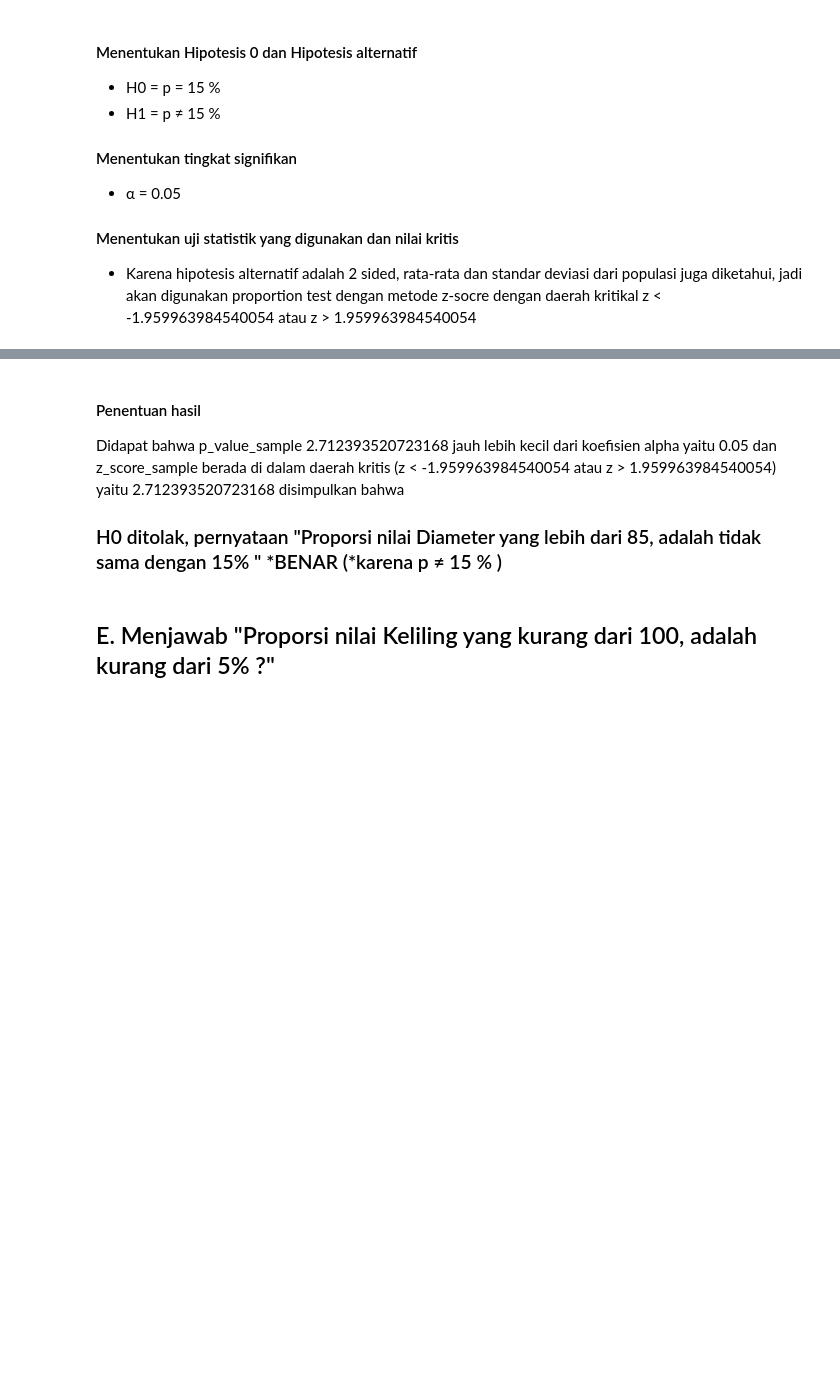
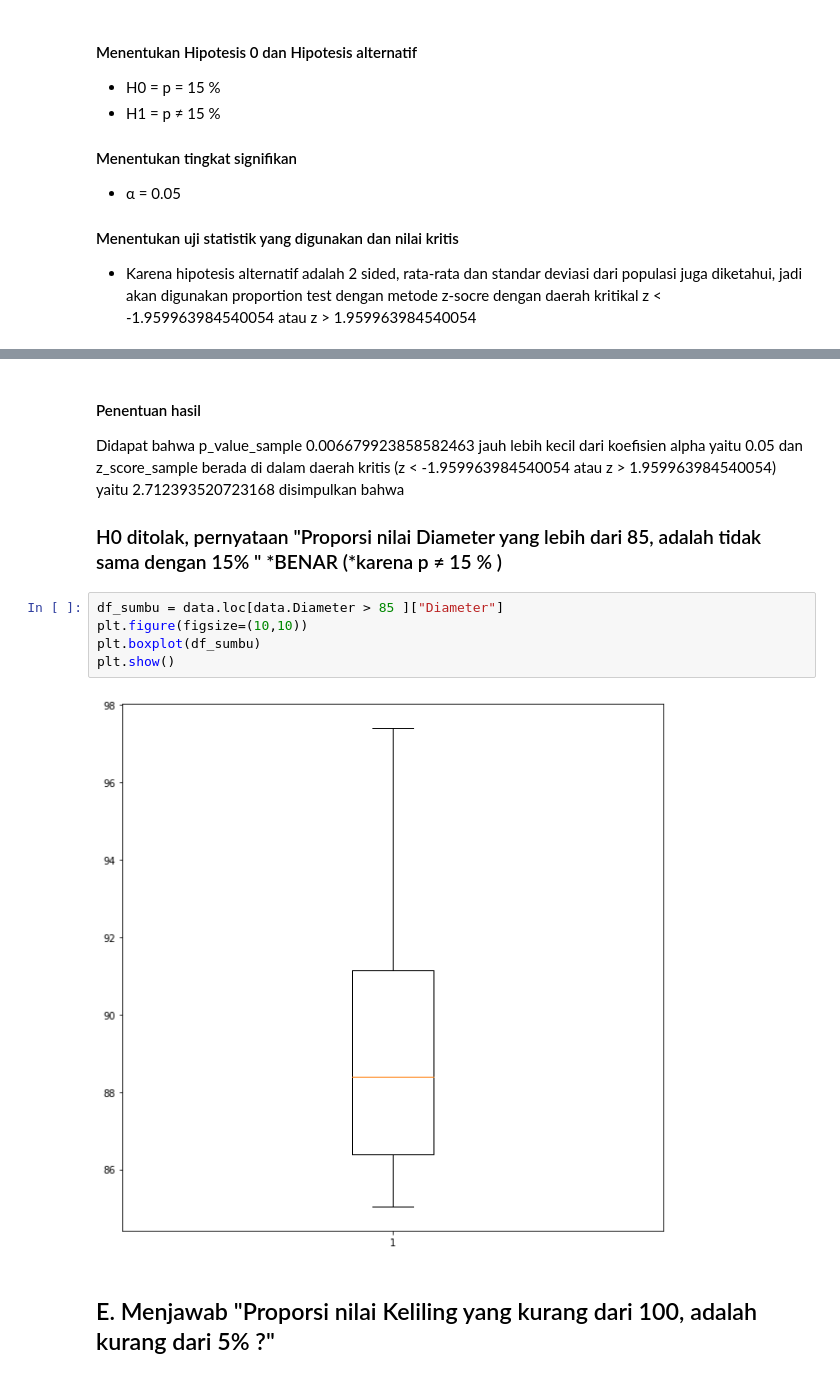
Before and after one commit to chrslex/TubesProbstat, a Jupyter notebook: Tubes keknya sih.ipynb, the cells around one changed output, grey strips where cells are left out. Cells and saved outputs as stored; diff of their text form; blank space fills up the shorter version.

```diff
--- a/Tubes keknya sih.ipynb
+++ b/Tubes keknya sih.ipynb
@@ -561,9 +567,16 @@ p_value_sample adalah = 0.6626487544695066
 # %% [markdown]
 #### Penentuan hasil
-Didapat bahwa p_value_sample 2.712393520723168 jauh lebih kecil dari koefisien alpha yaitu 0.05
+Didapat bahwa p_value_sample 0.006679923858582463 jauh lebih kecil dari koefisien alpha yaitu 0.05
 dan z_score_sample berada di dalam daerah kritis (z < -1.959963984540054 atau z > 1.959963984540054) yaitu 2.712393520723168 disimpulkan bahwa
 
 ### H0 ditolak, pernyataan "Proporsi nilai Diameter yang lebih dari 85, adalah tidak sama dengan 15% " *BENAR  (*karena p ≠ 15 % )
+# %%
+df_sumbu = data.loc[data.Diameter > 85 ]["Diameter"]
+plt.figure(figsize=(10,10))
+plt.boxplot(df_sumbu)
+plt.show()
+# %% [output]
+[figure, added]
 # %% [markdown]
 ## E. Menjawab "Proporsi nilai Keliling yang kurang dari 100, adalah kurang dari 5% ?"
 # %% [markdown]
```
Also changed, not shown: parts of 34 cells of this notebook.
